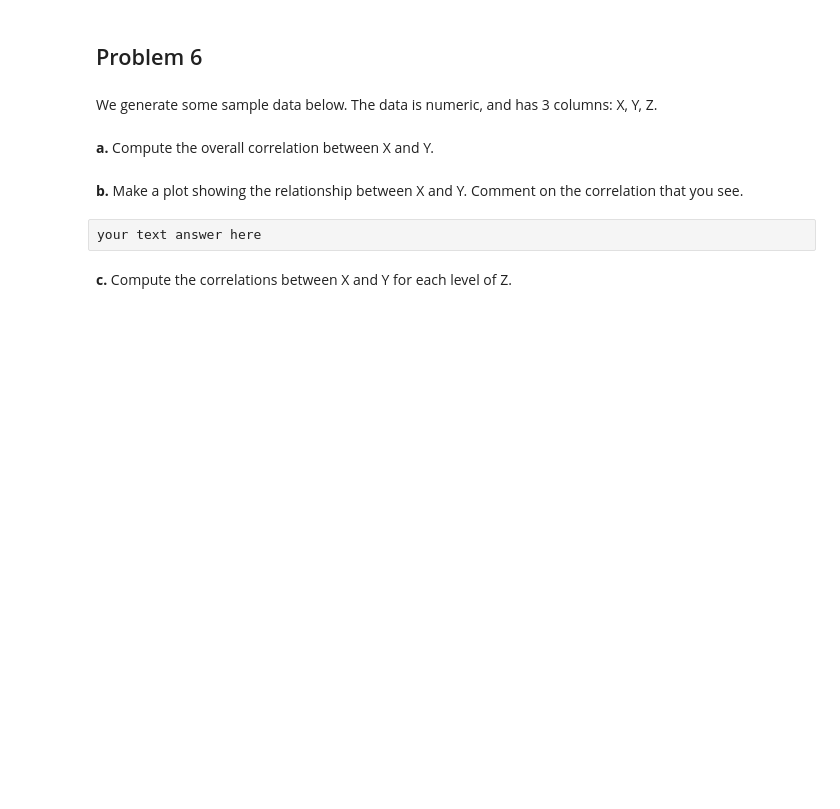
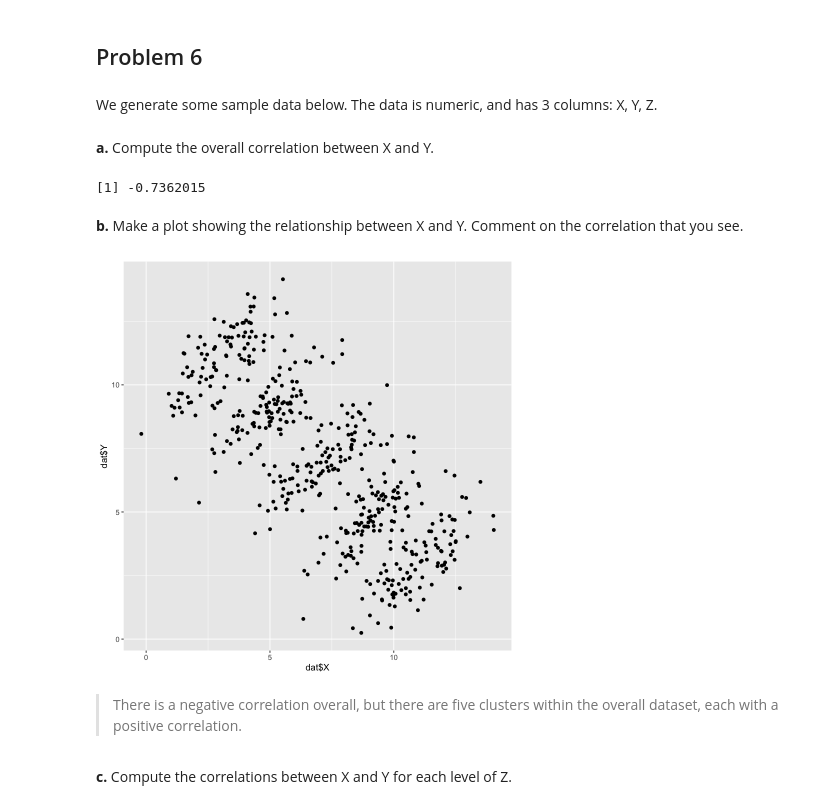
Before and after one commit to mattfeng/stat115, a Jupyter notebook: hw2020/hw1/STAT115 HW 1 Solutions.ipynb, the cells around one changed output. Cells and saved outputs as stored; diff of their text form; code cells hidden in the pictures; blank space fills up the shorter version.

```diff
--- a/hw2020/hw1/STAT115 HW 1 Solutions.ipynb
+++ b/hw2020/hw1/STAT115 HW 1 Solutions.ipynb
@@ -191,13 +253,20 @@ names(dat) <- c("X", "Y", "Z")
 **a.** Compute the overall correlation between X and Y.
 # %%
 # your code here
+corrXY = cor(dat$X, dat$Y)
+print(corrXY)
+# %% [output]
+[1] -0.7362015
 # %% [markdown]
 **b.** Make a plot showing the relationship between X and Y. Comment on
 the correlation that you see.
 # %%
 # your code here
+qplot(dat$X, dat$Y)
+# %% [output]
+[figure, added]
-# %% [raw]
-your text answer here
+# %% [markdown]
+> There is a negative correlation overall, but there are five clusters within the overall dataset, each with a positive correlation.
 # %% [markdown]
 **c.** Compute the correlations between X and Y for each level of Z.
 # %%
```
Also changed, not shown: parts of 17 cells of this notebook.
